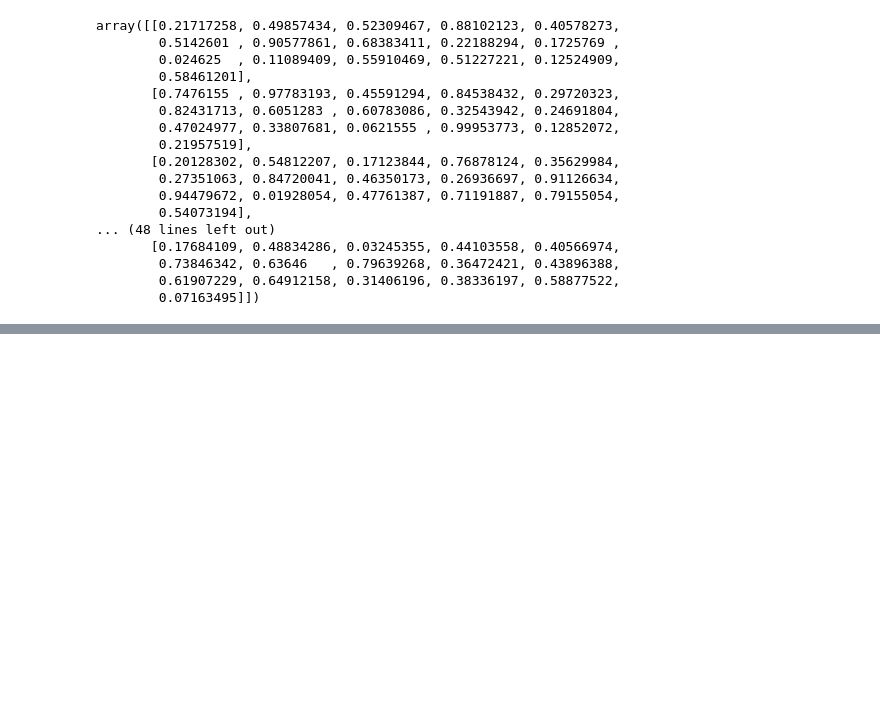
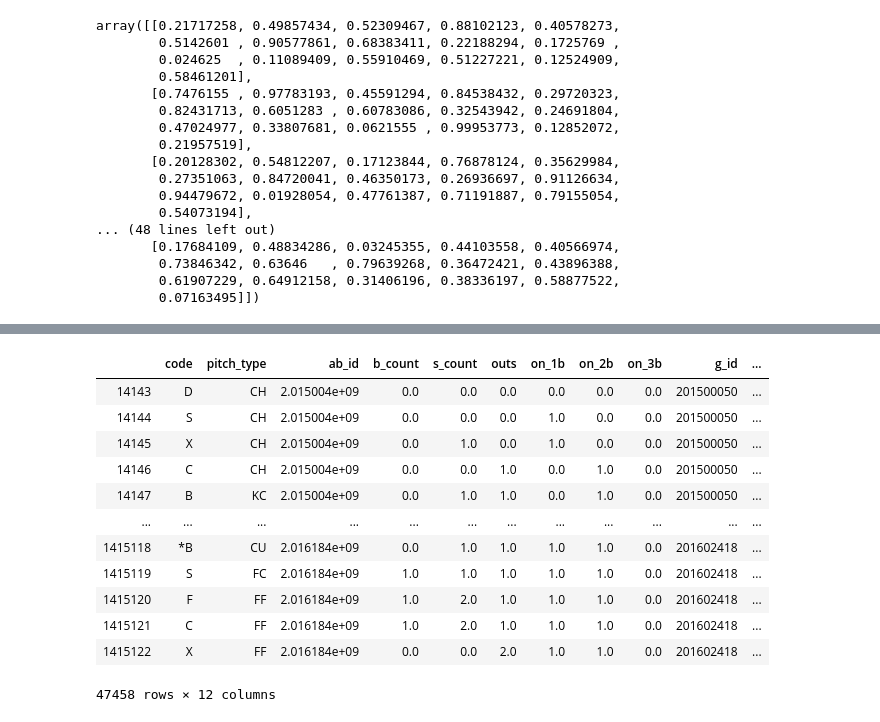
Before and after one commit to yowashi23/datathon-20, a Jupyter notebook: Model Making.ipynb, the cells around one changed output, grey strips where cells are left out. Cells and saved outputs as stored; diff of their text form; code cells hidden in the pictures; blank space fills up the shorter version.

```diff
--- a/Model Making.ipynb
+++ b/Model Making.ipynb
@@ -91,0 +104,16 @@ all_data.head()
+# %%
+hou_2015
+# %% [output]
+|  | code | pitch_type | ab_id | b_count | s_count | outs | on_1b | on_2b | on_3b | g_id | ... |
+| 14143 | D | CH | 2.015004e+09 | 0.0 | 0.0 | 0.0 | 0.0 | 0.0 | 0.0 | 201500050 | ... |
+| 14144 | S | CH | 2.015004e+09 | 0.0 | 0.0 | 0.0 | 1.0 | 0.0 | 0.0 | 201500050 | ... |
+| 14145 | X | CH | 2.015004e+09 | 0.0 | 1.0 | 0.0 | 1.0 | 0.0 | 0.0 | 201500050 | ... |
+| 14146 | C | CH | 2.015004e+09 | 0.0 | 0.0 | 1.0 | 0.0 | 1.0 | 0.0 | 201500050 | ... |
+| 14147 | B | KC | 2.015004e+09 | 0.0 | 1.0 | 1.0 | 0.0 | 1.0 | 0.0 | 201500050 | ... |
+| ... | ... | ... | ... | ... | ... | ... | ... | ... | ... | ... | ... |
+| 1415118 | *B | CU | 2.016184e+09 | 0.0 | 1.0 | 1.0 | 1.0 | 1.0 | 0.0 | 201602418 | ... |
+| 1415119 | S | FC | 2.016184e+09 | 1.0 | 1.0 | 1.0 | 1.0 | 1.0 | 0.0 | 201602418 | ... |
+| 1415120 | F | FF | 2.016184e+09 | 1.0 | 2.0 | 1.0 | 1.0 | 1.0 | 0.0 | 201602418 | ... |
+| 1415121 | C | FF | 2.016184e+09 | 1.0 | 2.0 | 1.0 | 1.0 | 1.0 | 0.0 | 201602418 | ... |
+| 1415122 | X | FF | 2.016184e+09 | 0.0 | 0.0 | 2.0 | 1.0 | 1.0 | 0.0 | 201602418 | ... |
+47458 rows × 12 columns
```
Also changed, not shown: parts of 5 cells of this notebook.
